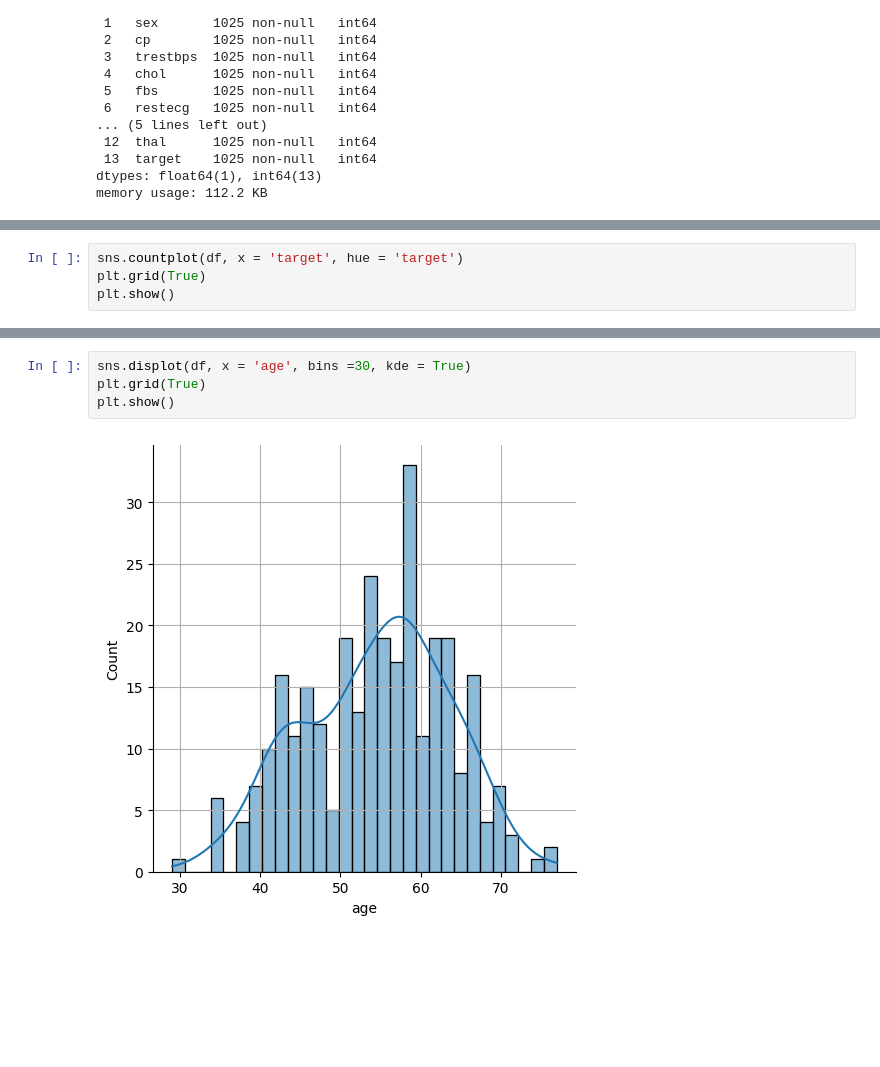
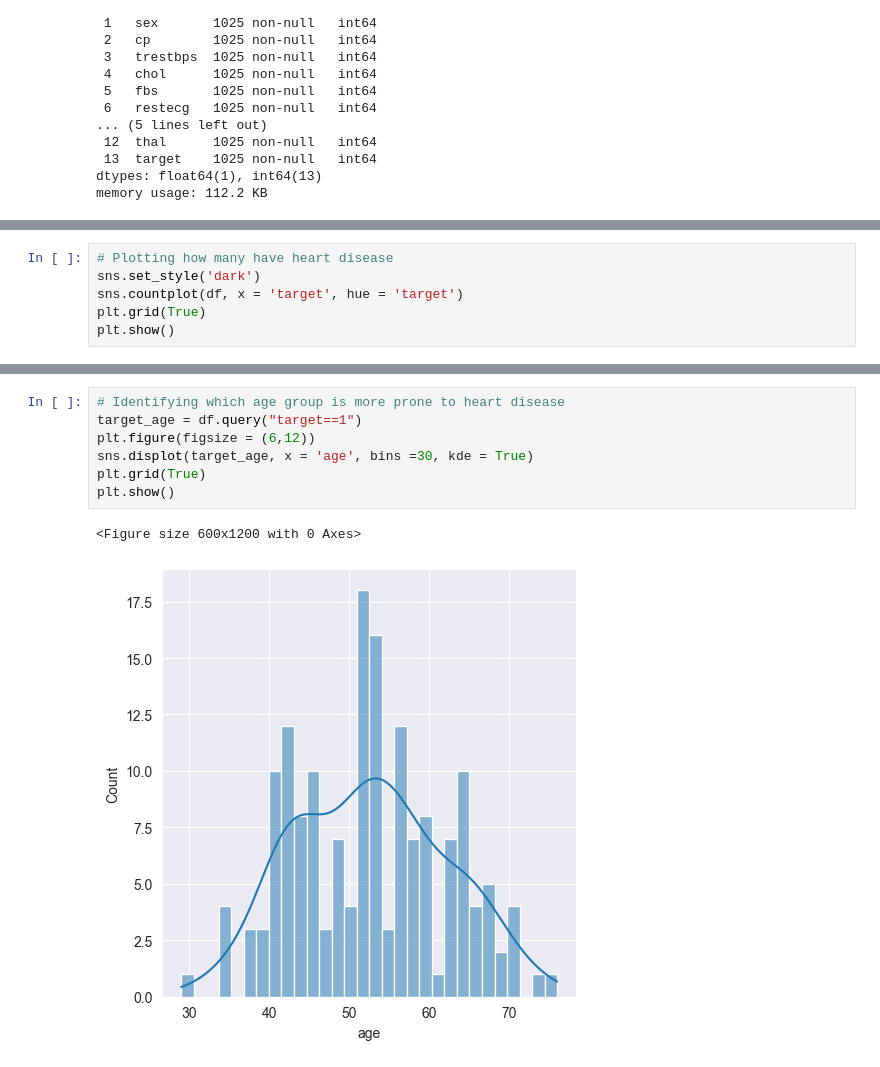
Before and after one commit to ShiwangitaSingh/Data-Science-with-Python-, a Jupyter notebook: Task-5 Feature Engineering and Selection/Task_5.ipynb, the cells around one changed output, grey strips where cells are left out. Drawn from its saved outputs; the diff is of its cells as text; blank space fills up the shorter version.

```diff
--- a/Task-5 Feature Engineering and Selection/Task_5.ipynb
+++ b/Task-5 Feature Engineering and Selection/Task_5.ipynb
@@ -75,4 +89,6 @@ plt.show()
 # %%
+# Plotting how many have heart disease
+sns.set_style('dark')
 sns.countplot(df, x = 'target', hue = 'target')
 plt.grid(True)
 plt.show()
@@ -117,6 +138,10 @@ plt.show()
 # %%
-sns.displot(df, x = 'age', bins =30, kde = True)
+# Identifying which age group is more prone to heart disease
+target_age = df.query("target==1")
+plt.figure(figsize = (6,12))
+sns.displot(target_age, x = 'age', bins =30, kde = True)
 plt.grid(True)
 plt.show()
 # %% [output]
+<Figure size 600x1200 with 0 Axes>
-[figure, old version]
+[figure, new version]
```
Also changed, not shown: parts of 13 cells of this notebook.
